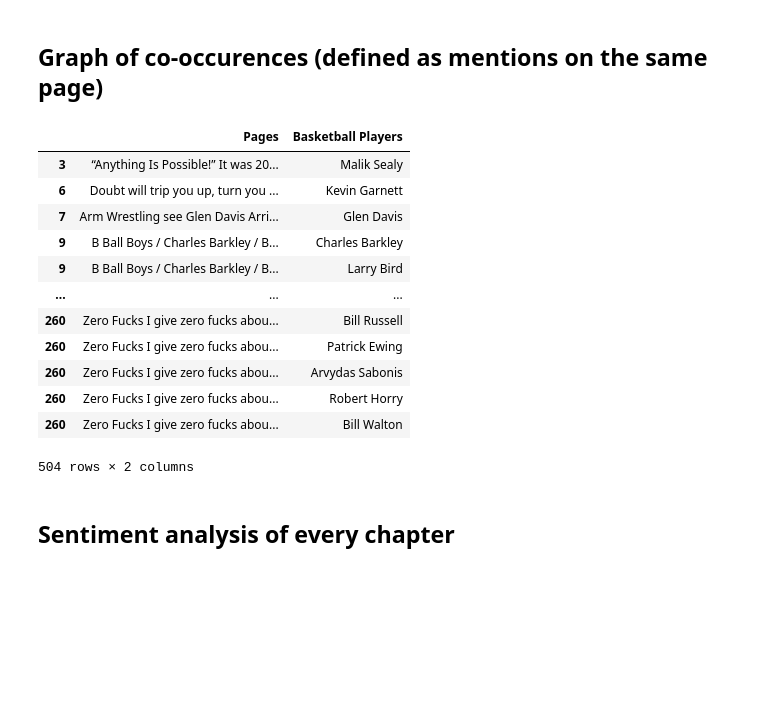
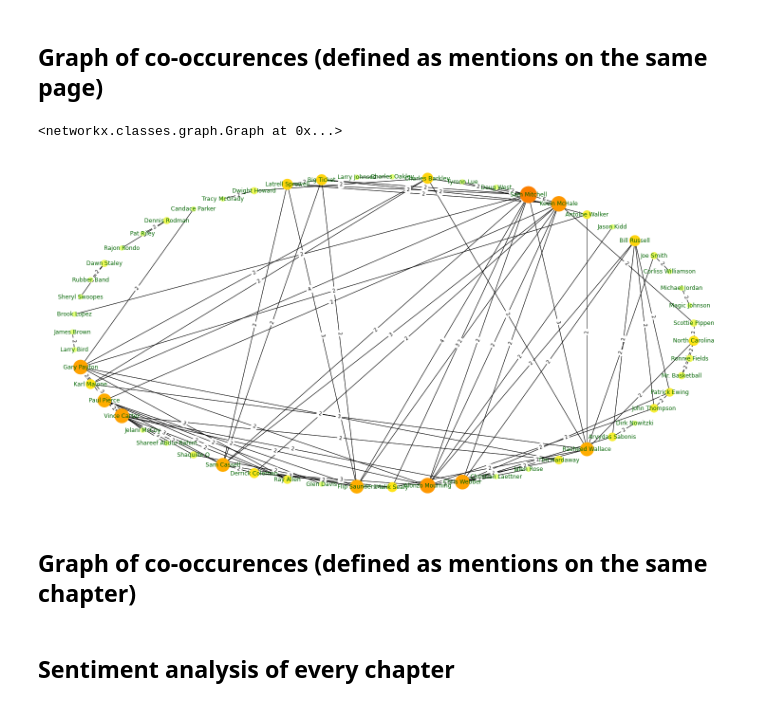
Before and after one commit to dpalatynski/DataAnalysis, a Jupyter notebook: book-analysis/book-analysis.ipynb, the cells around one changed output. Cells and saved outputs as stored; diff of their text form; code cells hidden in the pictures; blank space fills up the shorter version.

```diff
--- a/book-analysis/book-analysis.ipynb
+++ b/book-analysis/book-analysis.ipynb
@@ -457,23 +463,54 @@ def find_basketball_players(text, basketball_players):
 # %%
 df = pd.DataFrame(pages, columns={'Pages'})
 df['Basketball Players'] = df.apply(lambda row: find_basketball_players(row.Pages, basketball_players), axis=1)
-df = df.explode('Basketball Players')
+#df = df.explode('Basketball Players')
 df = df[~df['Basketball Players'].isnull()]
-# %%
-df
-# %% [output]
-|  | Pages | Basketball Players |
-| 3 | “Anything Is Possible!” It was 20... | Malik Sealy |
-| 6 | Doubt will trip you up, turn you ... | Kevin Garnett |
-| 7 | Arm Wrestling see Glen Davis Arri... | Glen Davis |
-| 9 | B Ball Boys / Charles Barkley / B... | Charles Barkley |
-| 9 | B Ball Boys / Charles Barkley / B... | Larry Bird |
-| ... | ... | ... |
-| 260 | Zero Fucks I give zero fucks abou... | Bill Russell |
-| 260 | Zero Fucks I give zero fucks abou... | Patrick Ewing |
-| 260 | Zero Fucks I give zero fucks abou... | Arvydas Sabonis |
-| 260 | Zero Fucks I give zero fucks abou... | Robert Horry |
-| 260 | Zero Fucks I give zero fucks abou... | Bill Walton |
-504 rows × 2 columns
+# %%
+edges = []
+co_occurrences = list(df['Basketball Players'])
+for co_occurrence in co_occurrences:
+    for coop in combinations(co_occurrence, 2):
+        edges.append(tuple(sorted(coop)))
+
+edges_count = Counter(edges)
+mod_edges_count = dict()
+links = []
+for key, value in edges_count.items():
+    links.append([key[0], key[1], value])
+    mod_edges_count[(key[0], key[1])] = value
+# %%
+modified_links = []
+mod_edges_count = dict()
+for link in links:
+    if link[2] > 1:
+        modified_links.append(link)
+        mod_edges_count[(link[0], link[1])] = link[2]
+# %%
+def create_graph(links, edges_count):
+    G = nx.Graph()
+    G.add_weighted_edges_from(links)
+
+    weights = [G[u][v]['weight'] for u,v in G.edges]
+    d = dict(G.degree)
+
+    low, *_, high = sorted(d.values())
+    norm = cm.colors.Normalize(vmin=low, vmax=high, clip=True)
+    mapper = cm.ScalarMappable(norm=norm, cmap='Wistia')
+
+    plt.figure(figsize=(20, 10))
+    pos=nx.shell_layout(G)
+    nx.draw(G, pos, nodelist=d.keys(), node_size=[v * 100 for v in d.values()], node_color=[mapper.to_rgba(i) for i in d.values()])
+    nx.draw_networkx_edge_labels(G, pos, edge_labels=edges_count)
+    nx.draw_networkx_edges(G, pos, width=1.0, alpha=0.5)
+    nx.draw_networkx_labels(G, pos, font_color='darkgreen')
+
+    return G
+# %%
+create_graph(modified_links, mod_edges_count)
+# %% [output]
+<networkx.classes.graph.Graph at 0x...>
+[figure, added]
+# %% [markdown]
+## Graph of co-occurences (defined as mentions on the same chapter)
 # %% [markdown]
 ## Sentiment analysis of every chapter
```
Also changed, not shown: parts of 12 cells of this notebook.
